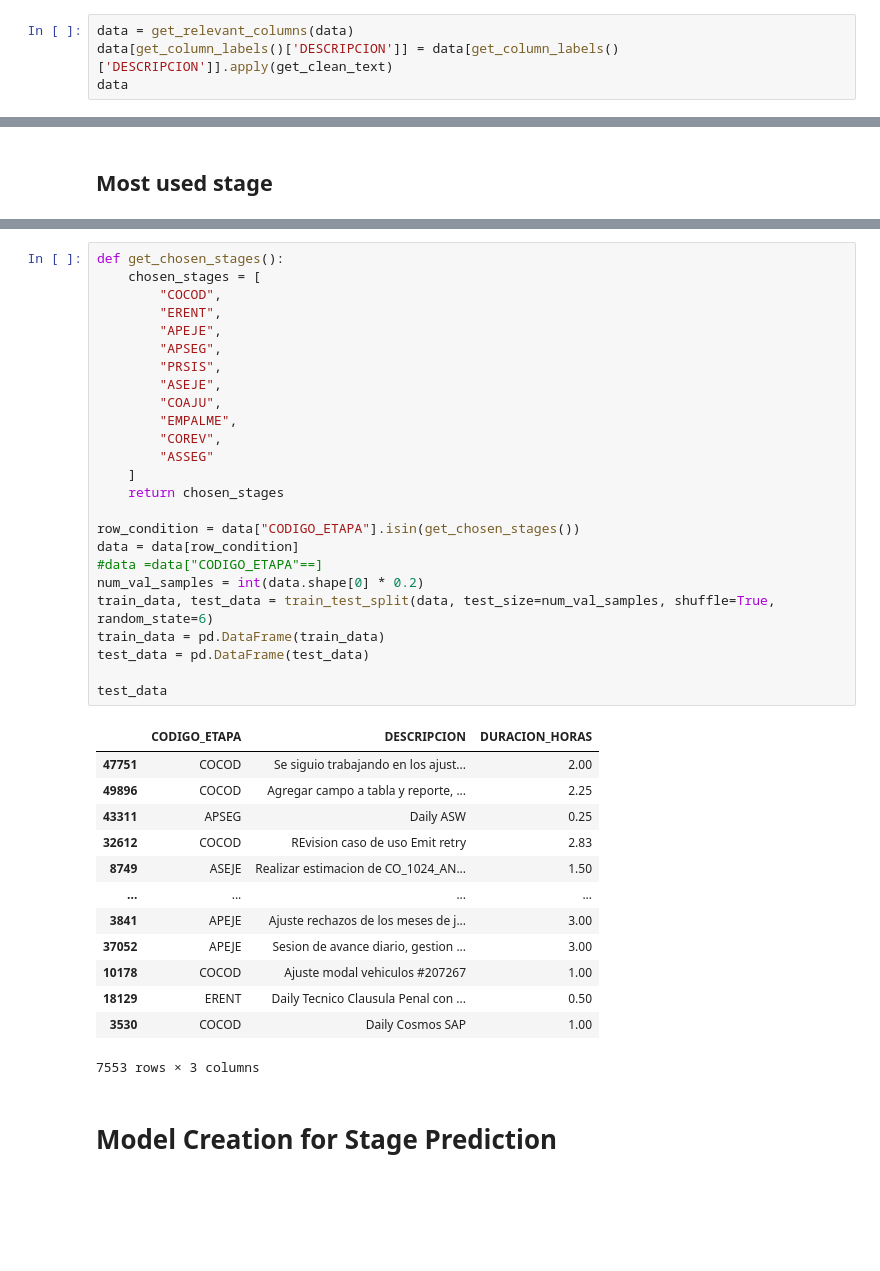
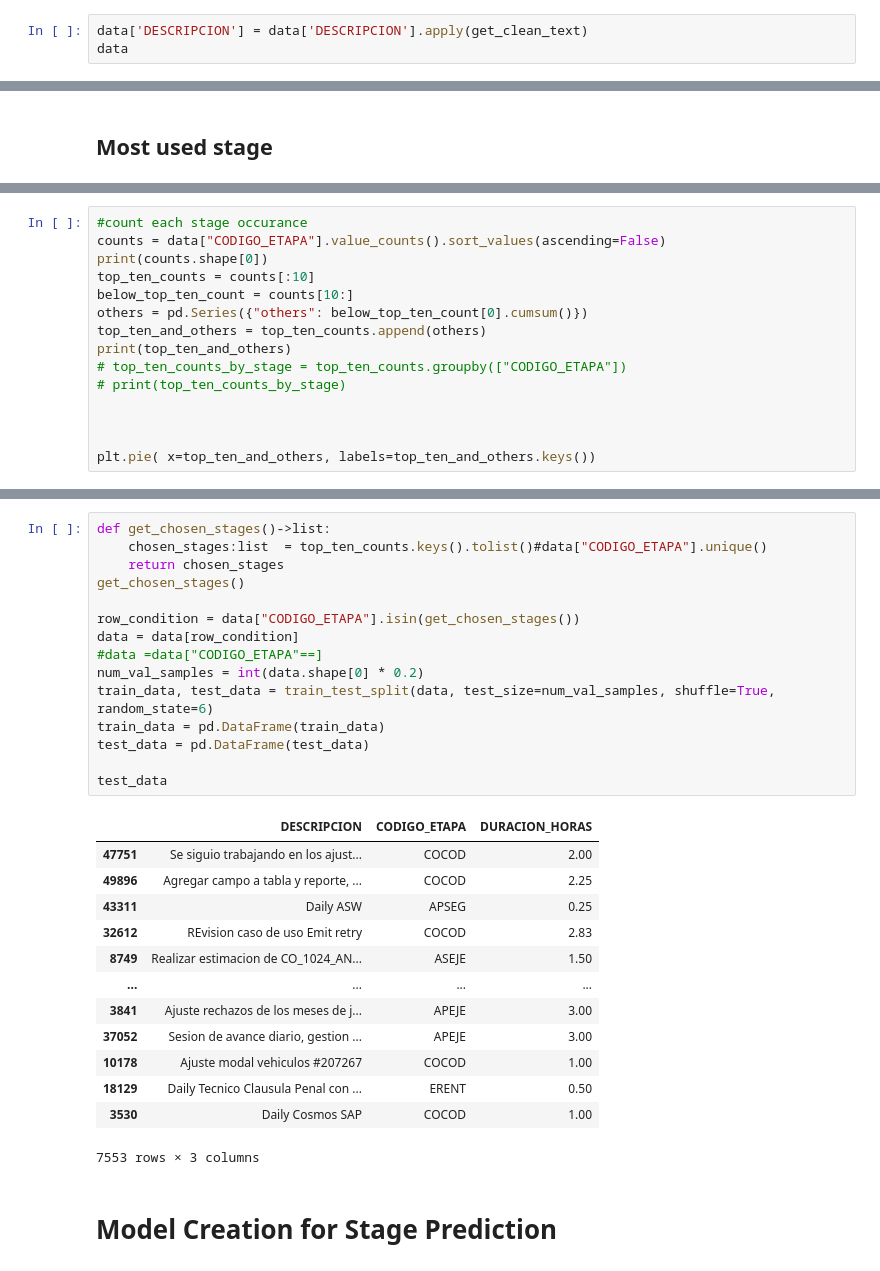
Before and after one commit to jrsalgadoASW/hw4_ares, a Jupyter notebook: model_creation.ipynb, the cells around one changed output, grey strips where cells are left out. Cells and saved outputs as stored; diff of their text form; blank space fills up the shorter version.

```diff
--- a/model_creation.ipynb
+++ b/model_creation.ipynb
@@ -88,7 +81,6 @@ def get_relevant_columns(df: pd.DataFrame):
 # %% [output]
 ['0', '1', '2', '3', '4', '5', '6', '7', '8', '9', 'a', 'b', 'c', 'd', 'e', 'f', 'g', 'h', 'i', 'j', 'k', 'l', 'm', 'n', 'o', 'p', 'q', 'r', 's', 't', 'u', 'v', 'w', 'x', 'y', 'z', 'A', 'B', 'C', 'D', ...
 # %%
-data = get_relevant_columns(data)
-data[get_column_labels()['DESCRIPCION']] = data[get_column_labels()['DESCRIPCION']].apply(get_clean_text)
+data['DESCRIPCION'] = data['DESCRIPCION'].apply(get_clean_text)
 data
 # %% [output]
@@ -127,0 +104,15 @@ Name: CODIGO_ETAPA, dtype: int64
+# %%
+#count each stage occurance
+counts = data["CODIGO_ETAPA"].value_counts().sort_values(ascending=False)
+print(counts.shape[0])
+top_ten_counts = counts[:10]
+below_top_ten_count = counts[10:]
+others = pd.Series({"others": below_top_ten_count[0].cumsum()})
+top_ten_and_others = top_ten_counts.append(others)
+print(top_ten_and_others)
+# top_ten_counts_by_stage = top_ten_counts.groupby(["CODIGO_ETAPA"])
+# print(top_ten_counts_by_stage)
+
+
+
+plt.pie( x=top_ten_and_others, labels=top_ten_and_others.keys())
@@ -128,41 +180,31 @@ Name: CODIGO_ETAPA, dtype: int64
 # %%
-def get_chosen_stages():
-    chosen_stages = [
-        "COCOD",
-        "ERENT",
-        "APEJE",
-        "APSEG",
-        "PRSIS",
-        "ASEJE",
-        "COAJU",
-        "EMPALME",
-        "COREV",
-        "ASSEG"
-    ]
+def get_chosen_stages()->list:
+    chosen_stages:list  = top_ten_counts.keys().tolist()#data["CODIGO_ETAPA"].unique()
     return chosen_stages
+get_chosen_stages()
 
 row_condition = data["CODIGO_ETAPA"].isin(get_chosen_stages())
 data = data[row_condition]
 #data =data["CODIGO_ETAPA"==]
 num_val_samples = int(data.shape[0] * 0.2)
 train_data, test_data = train_test_split(data, test_size=num_val_samples, shuffle=True, random_state=6)
 train_data = pd.DataFrame(train_data)
 test_data = pd.DataFrame(test_data)
 
 test_data
 # %% [output]
-|  | CODIGO_ETAPA | DESCRIPCION | DURACION_HORAS |
-| 47751 | COCOD | Se siguio trabajando en los ajust... | 2.00 |
-| 49896 | COCOD | Agregar campo a tabla y reporte, ... | 2.25 |
-| 43311 | APSEG | Daily ASW | 0.25 |
-| 32612 | COCOD | REvision caso de uso Emit retry | 2.83 |
-| 8749 | ASEJE | Realizar estimacion de CO_1024_AN... | 1.50 |
+|  | DESCRIPCION | CODIGO_ETAPA | DURACION_HORAS |
+| 47751 | Se siguio trabajando en los ajust... | COCOD | 2.00 |
+| 49896 | Agregar campo a tabla y reporte, ... | COCOD | 2.25 |
+| 43311 | Daily ASW | APSEG | 0.25 |
+| 32612 | REvision caso de uso Emit retry | COCOD | 2.83 |
+| 8749 | Realizar estimacion de CO_1024_AN... | ASEJE | 1.50 |
 | ... | ... | ... | ... |
-| 3841 | APEJE | Ajuste rechazos de los meses de j... | 3.00 |
-| 37052 | APEJE | Sesion de avance diario, gestion ... | 3.00 |
-| 10178 | COCOD | Ajuste modal vehiculos #207267 | 1.00 |
-| 18129 | ERENT | Daily Tecnico Clausula Penal con ... | 0.50 |
-| 3530 | COCOD | Daily Cosmos SAP | 1.00 |
+| 3841 | Ajuste rechazos de los meses de j... | APEJE | 3.00 |
+| 37052 | Sesion de avance diario, gestion ... | APEJE | 3.00 |
+| 10178 | Ajuste modal vehiculos #207267 | COCOD | 1.00 |
+| 18129 | Daily Tecnico Clausula Penal con ... | ERENT | 0.50 |
+| 3530 | Daily Cosmos SAP | COCOD | 1.00 |
 7553 rows × 3 columns
 # %% [markdown]
 # Model Creation for Stage Prediction
```
Also changed, not shown: parts of 15 cells of this notebook.
